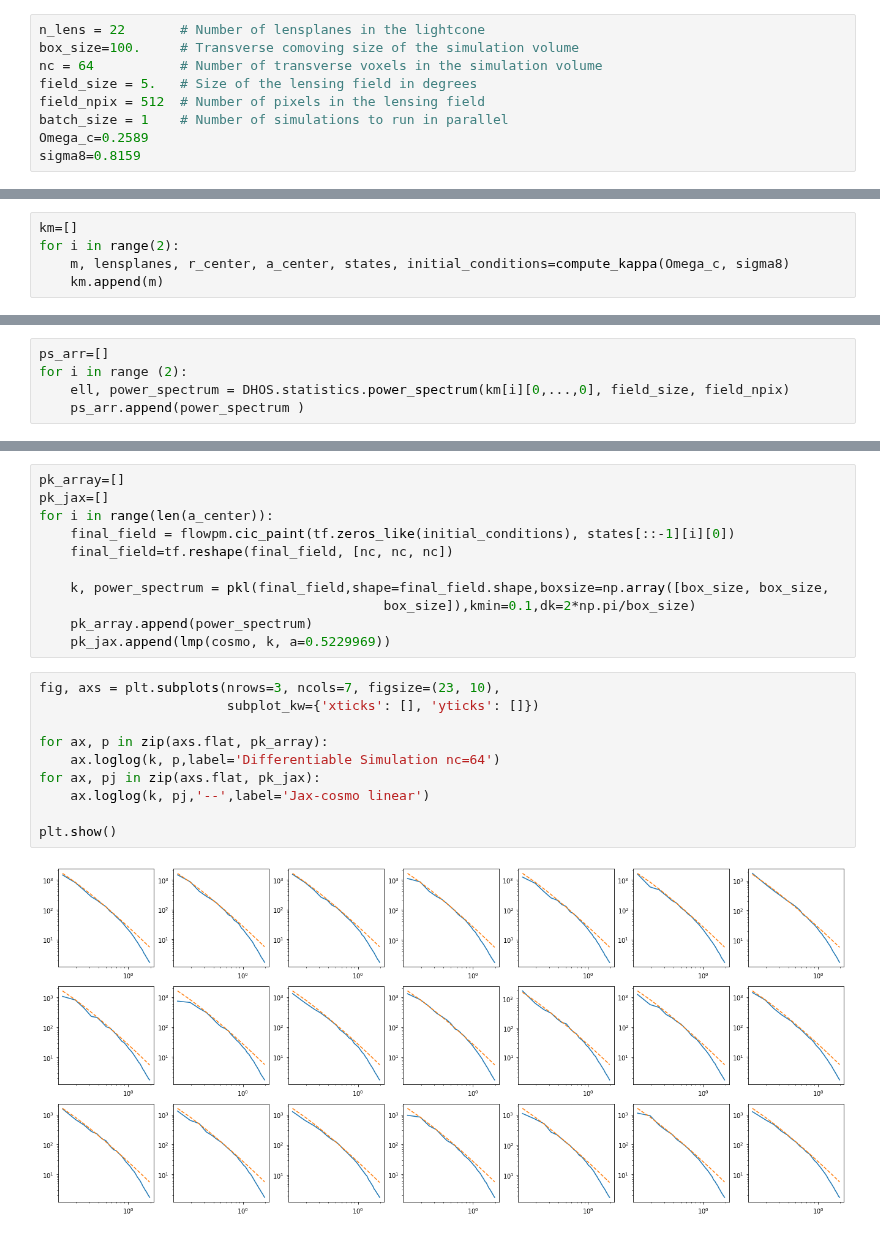
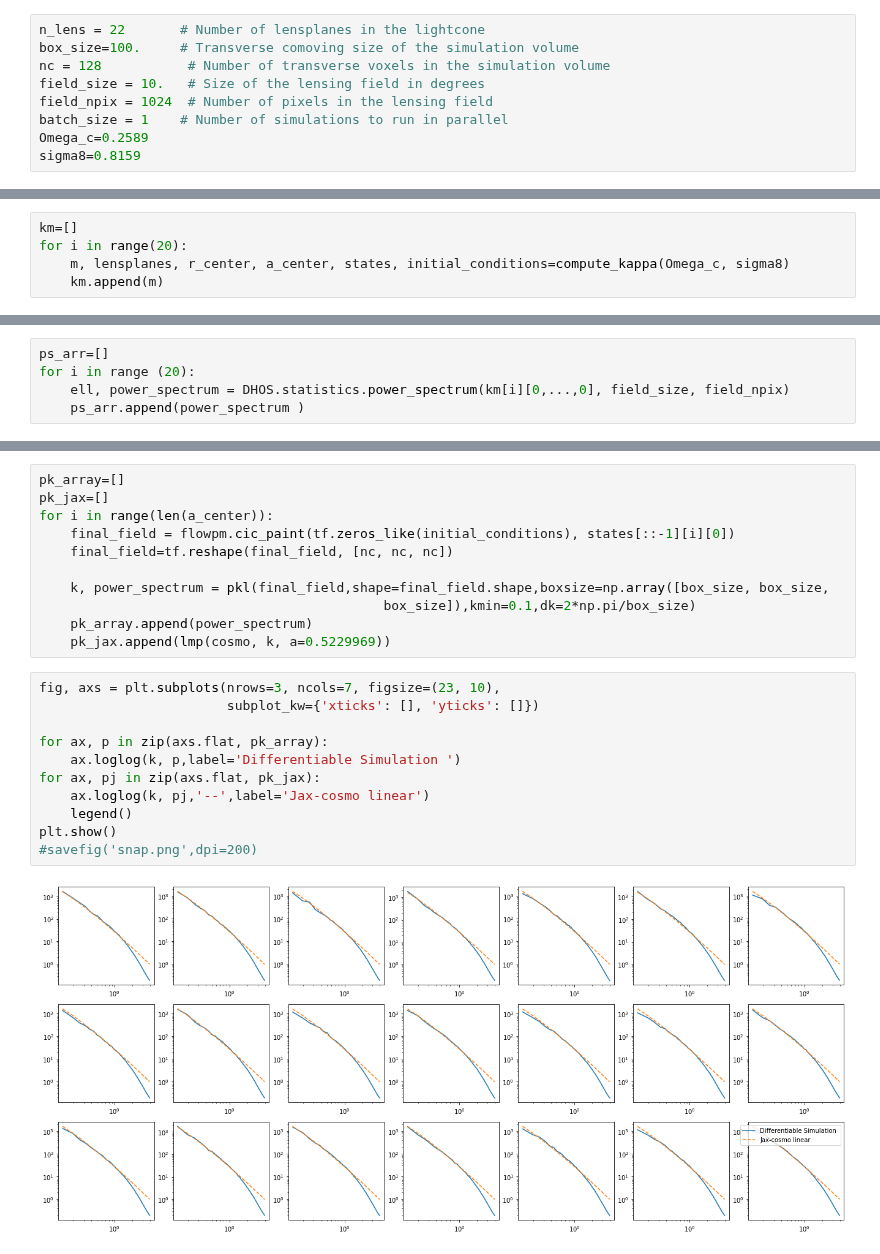
Before and after one commit to DifferentiableUniverseInitiative/flowpm, a Jupyter notebook: notebooks/dev/test_raytracing_pslinear_linear_hack.ipynb, the cells around one changed output, grey strips where cells are left out. Saved outputs shown, nothing was run; the diff lists cells and outputs as text.

```diff
--- a/notebooks/dev/test_raytracing_pslinear_linear_hack.ipynb
+++ b/notebooks/dev/test_raytracing_pslinear_linear_hack.ipynb
@@ -22,9 +24,9 @@ Populating the interactive namespace from numpy and matplotlib
 # %%
 n_lens = 22       # Number of lensplanes in the lightcone
 box_size=100.     # Transverse comoving size of the simulation volume
-nc = 64           # Number of transverse voxels in the simulation volume
-field_size = 5.   # Size of the lensing field in degrees
-field_npix = 512  # Number of pixels in the lensing field
+nc = 128           # Number of transverse voxels in the simulation volume
+field_size = 10.   # Size of the lensing field in degrees
+field_npix = 1024  # Number of pixels in the lensing field
 batch_size = 1    # Number of simulations to run in parallel
 Omega_c=0.2589
 sigma8=0.8159
@@ -114,6 +116,6 @@ def compute_kappa(Omega_c, sigma8):
   return m, lensplanes, r_center, a_center, lin_states, initial_conditions
 # %%
 km=[]
-for i in range(2):
+for i in range(20):
     m, lensplanes, r_center, a_center, states, initial_conditions=compute_kappa(Omega_c, sigma8)
     km.append(m)
@@ -138,6 +122,6 @@ Tensor("strided_slice_173:0", shape=(), dtype=float32) Tensor("strided_slice_174
 # %%
 ps_arr=[]
-for i in range (2):
+for i in range (20):
     ell, power_spectrum = DHOS.statistics.power_spectrum(km[i][0,...,0], field_size, field_npix)
     ps_arr.append(power_spectrum )
 # %%
@@ -174,12 +156,13 @@ for i in range(len(a_center)):
 # %%
 fig, axs = plt.subplots(nrows=3, ncols=7, figsize=(23, 10),
                         subplot_kw={'xticks': [], 'yticks': []})
 
 for ax, p in zip(axs.flat, pk_array):
-    ax.loglog(k, p,label='Differentiable Simulation nc=64')
+    ax.loglog(k, p,label='Differentiable Simulation ')
 for ax, pj in zip(axs.flat, pk_jax):
     ax.loglog(k, pj,'--',label='Jax-cosmo linear')
-
+    legend()
 plt.show()
+#savefig('snap.png',dpi=200)
 # %% [output]
-[figure, old version]
+[figure, new version]
```
Also changed, not shown: parts of 4 cells of this notebook, 1 other file.
